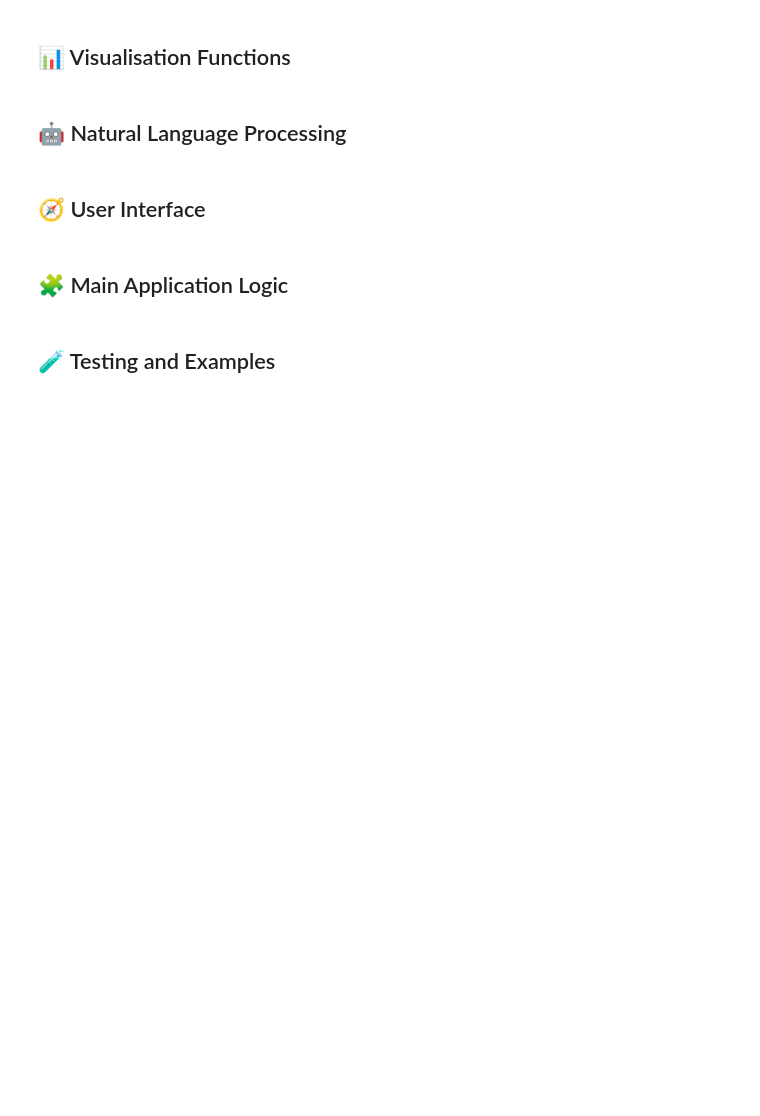
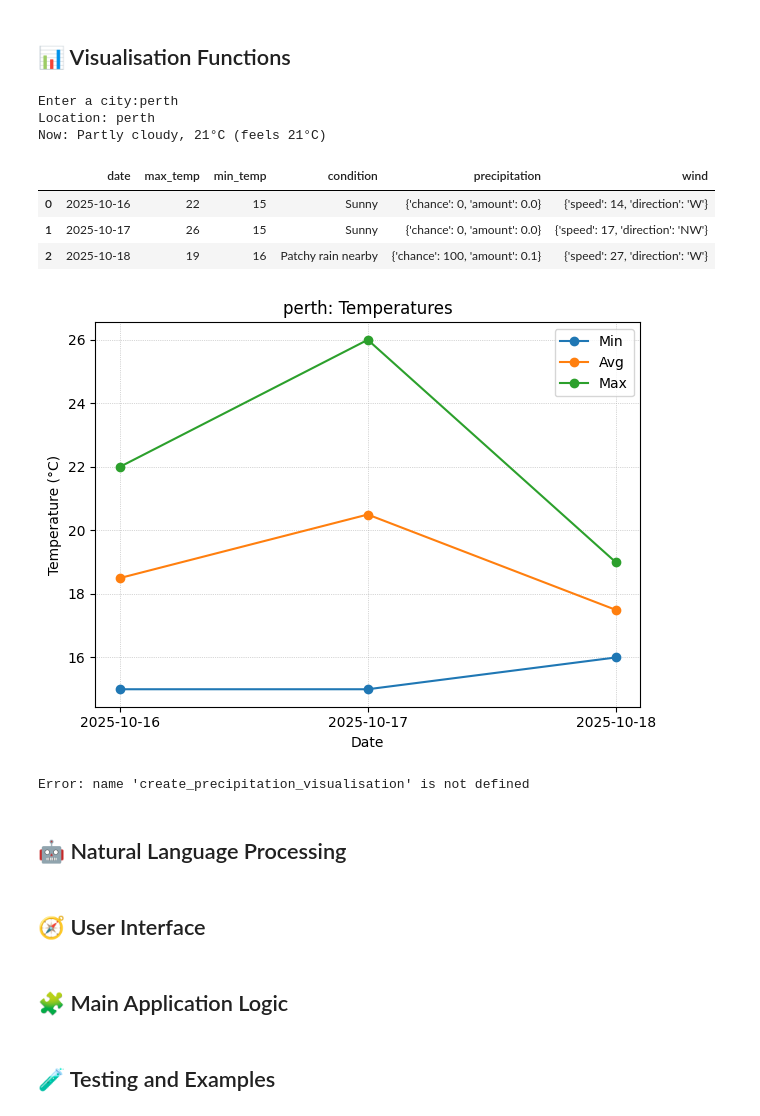
Before and after one commit to anita03012005/weatherwise-jiasyuan, a Jupyter notebook: starter_notebook.ipynb, the cells around one changed output. Drawn from its saved outputs; the diff is of its cells as text; code cells hidden in the pictures; blank space fills up the shorter version.

```diff
--- a/starter_notebook.ipynb
+++ b/starter_notebook.ipynb
@@ -201,0 +195,77 @@ if df.empty:
+# %%
+import requests
+import pandas as pd
+import matplotlib.pyplot as plt
+
+def forecast_to_df(weather_data):
+    """
+    Convert forecast data from dictionary to pandas DataFrame.
+
+    Args:
+        weather_data (dict): Weather data including forecast
+
+    Returns:
+        pd.DataFrame: DataFrame containing forecast data
+    """
+    if weather_data and "forecast" in weather_data:
+        return pd.DataFrame(weather_data["forecast"])
+    return pd.DataFrame()
+
+def create_temperature_visualisation(weather_data:dict,output_type:str = 'display'):
+    # create a Dateframe from the weather_data
+    df = forecast_to_df(weather_data)
+    if df.empty:
+        print("No forecast data to plot.")
+        return None
+
+    # create the figure for plotting
+    fig = plt.figure()
+    x = df["date"].astype(str)
+    df["avg_temp"] = (df["min_temp"] + df["max_temp"]) / 2
+
+    # plot minimum and maximum temperature line chart
+    plt.plot(x, df["min_temp"], marker="o", label="Min")
+    plt.plot(x, df["avg_temp"], marker="o", label="Avg")
+    plt.plot(x, df["max_temp"], marker="o", label="Max")
+
+    # customize chart label,title and layout
+    plt.xlabel("Date")
+    plt.ylabel("Temperature (°C)")
+    plt.title(f"{weather_data.get('location', 'Location')}: Temperatures")
+    plt.legend()
+    plt.grid(True, linestyle=":", linewidth=0.5)
+    plt.tight_layout()
+
+    if output_type == "figure":
+        return fig
+    plt.show()
+    return None
+
+# Ask user to input a city
+city = input ("Enter a city:").strip()
+
+try:
+    data = get_weather_data(city, forecast_days=5)
+    if not data:
+        print("Failed to fetch data. Try another city.")
+    else:
+        print(f"Location: {data['location']}")
+        cur = data["current"]
+        print(f"Now: {cur['condition']}, {cur['temperature']['current']}°C (feels {cur['temperature']['feels_like']}°C)")
+        df = forecast_to_df(data)
+        display(df)  # shows tidy table
+        # optional quick charts:
+        create_temperature_visualisation(data)
+        create_precipitation_visualisation(data)
+except Exception as e:
+    print("Error:", e)
+# %% [output]
+Enter a city:perth
+Location: perth
+Now: Partly cloudy, 21°C (feels 21°C)
+|  | date | max_temp | min_temp | condition | precipitation | wind |
+| 0 | 2025-10-16 | 22 | 15 | Sunny | {'chance': 0, 'amount': 0.0} | {'speed': 14, 'direction': 'W'} |
+| 1 | 2025-10-17 | 26 | 15 | Sunny | {'chance': 0, 'amount': 0.0} | {'speed': 17, 'direction': 'NW'} |
+| 2 | 2025-10-18 | 19 | 16 | Patchy rain nearby | {'chance': 100, 'amount': 0.1} | {'speed': 27, 'direction': 'W'} |
+[figure, added]
+Error: name 'create_precipitation_visualisation' is not defined
```
Also changed, not shown: parts of 3 cells of this notebook.
